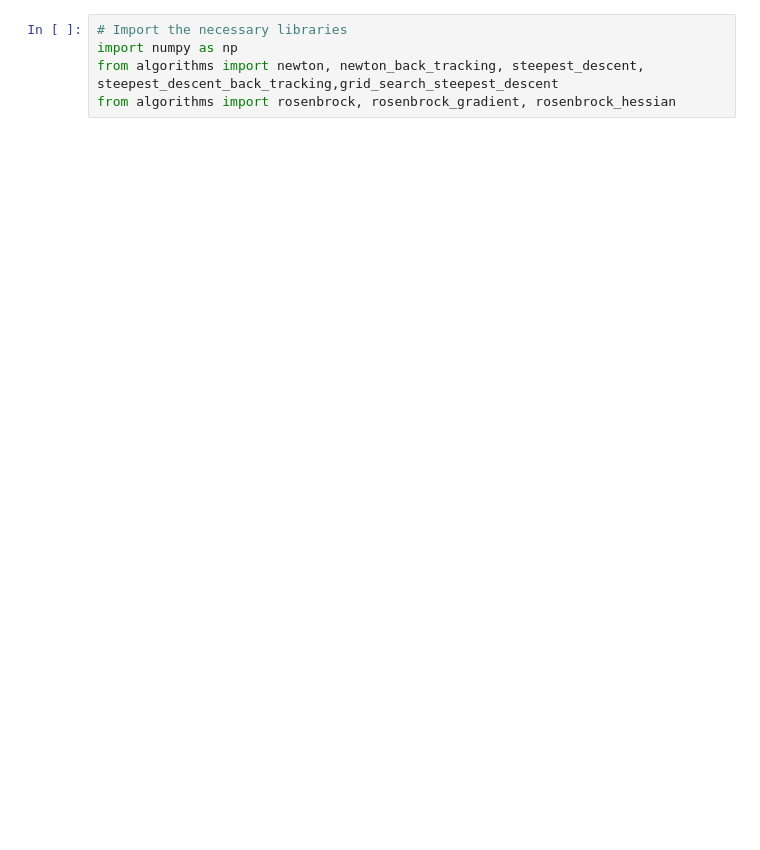
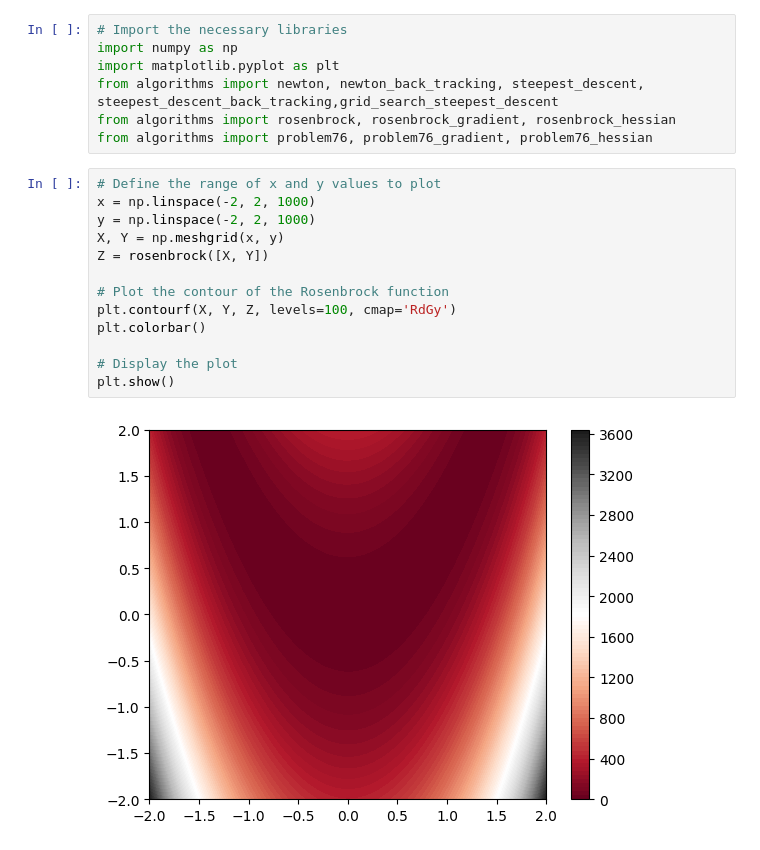
Before and after one commit to codeowlers/unconstrained-optimzation, a Jupyter notebook: main-script.ipynb, the cells around one changed output. Drawn from its saved outputs; the diff is of its cells as text; blank space fills up the shorter version.

```diff
--- a/main-script.ipynb
+++ b/main-script.ipynb
@@ -1,5 +1,22 @@
 # %%
 # Import the necessary libraries
 import numpy as np
+import matplotlib.pyplot as plt
 from algorithms import newton, newton_back_tracking, steepest_descent, steepest_descent_back_tracking,grid_search_steepest_descent
 from algorithms import rosenbrock, rosenbrock_gradient, rosenbrock_hessian
+from algorithms import problem76, problem76_gradient, problem76_hessian
+# %%
+# Define the range of x and y values to plot
+x = np.linspace(-2, 2, 1000)
+y = np.linspace(-2, 2, 1000)
+X, Y = np.meshgrid(x, y)
+Z = rosenbrock([X, Y])
+
+# Plot the contour of the Rosenbrock function
+plt.contourf(X, Y, Z, levels=100, cmap='RdGy')
+plt.colorbar()
+
+# Display the plot
+plt.show()
+# %% [output]
+[figure, added]
```
Also changed, not shown: parts of 4 cells of this notebook, 3 other files.
